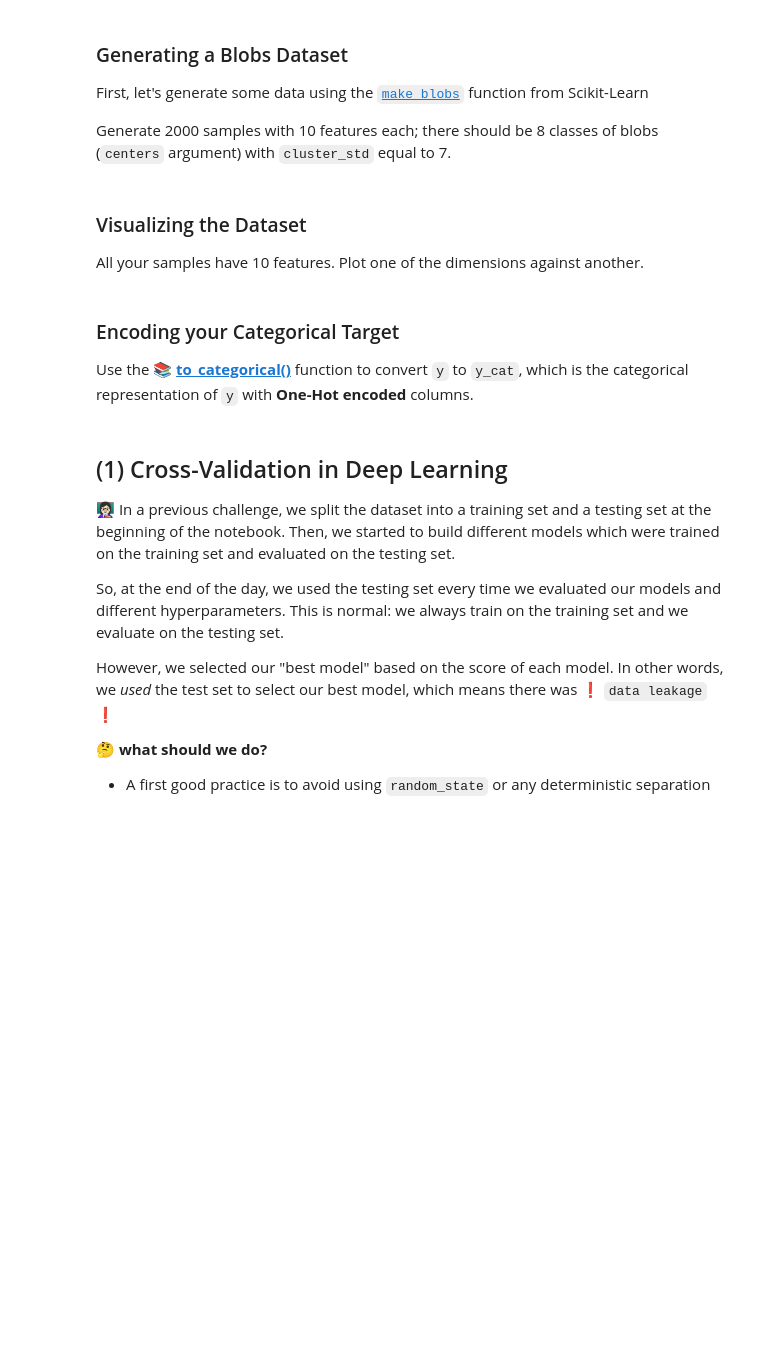
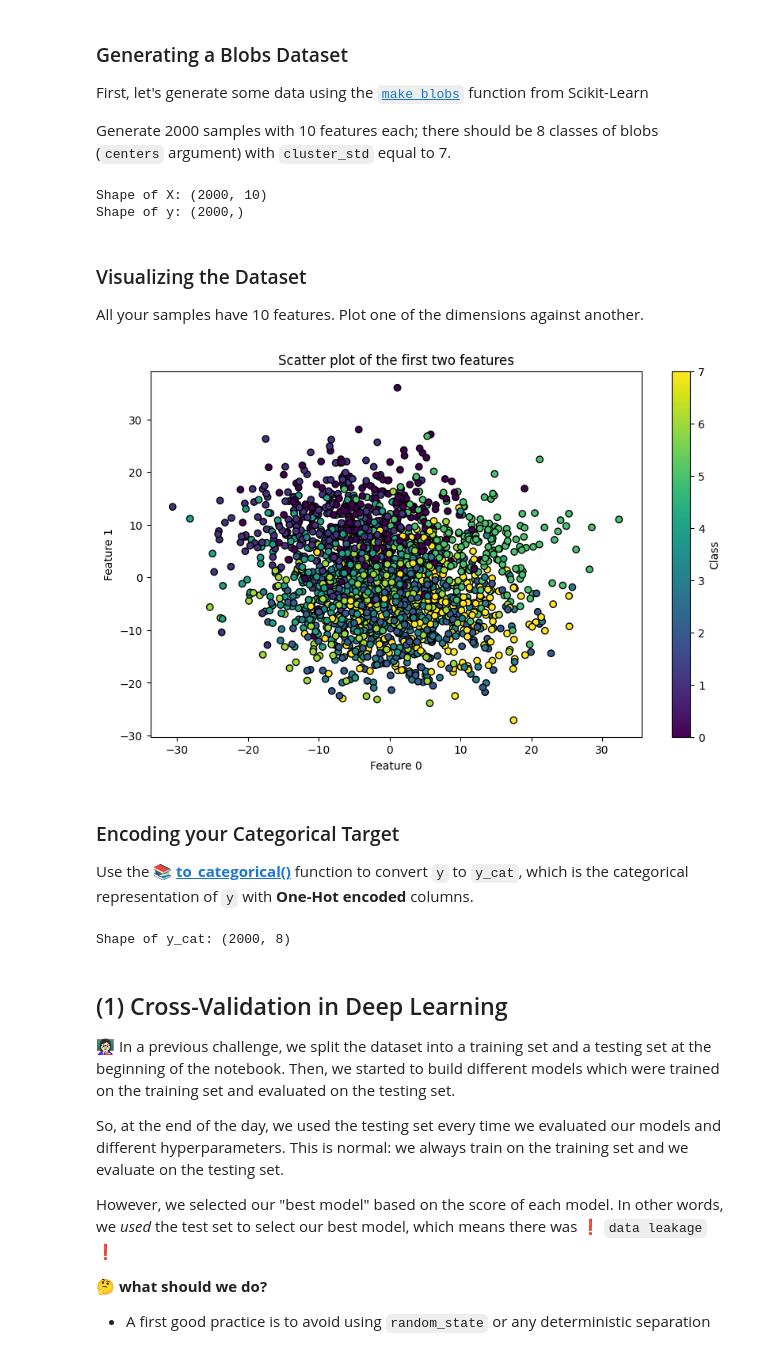
Before and after one commit to yasnoz/data-how-to-properly-prevent-overfitting, a Jupyter notebook: how_to_properly_prevent_overfitting.ipynb, the cells around one changed output. Saved outputs shown, nothing was run; the diff lists cells and outputs as text; code cells hidden in the pictures; blank space fills up the shorter version.

```diff
--- a/how_to_properly_prevent_overfitting.ipynb
+++ b/how_to_properly_prevent_overfitting.ipynb
@@ -41,3 +49,13 @@ Generate 2000 samples with 10 features each; there should be 8 classes of blobs
+# %%
+# Generate the blobs dataset
+X, y = make_blobs(n_samples=2000, n_features=10, centers=8, cluster_std=7, random_state=42)
+
+# Display the shape of X and y
+print("Shape of X:", X.shape)
+print("Shape of y:", y.shape)
+# %% [output]
+Shape of X: (2000, 10)
+Shape of y: (2000,)
 # %% [markdown]
 ### Visualizing the Dataset
 
@@ -47,3 +63,15 @@ All your samples have 10 features. Plot one of the dimensions against another.
+# %%
+# YOUR CODE HERE
+# Visualizing the first two features
+plt.figure(figsize=(10, 6))
+plt.scatter(X[:, 0], X[:, 1], c=y, cmap='viridis', marker='o', edgecolor='k')
+plt.xlabel("Feature 0")
+plt.ylabel("Feature 1")
+plt.title("Scatter plot of the first two features")
+plt.colorbar(label='Class')
+plt.show()
+# %% [output]
+[figure, added]
 # %% [markdown]
 ### Encoding your Categorical Target
 
@@ -53,3 +79,12 @@ Use the 📚 [**to_categorical()**](https://www.tensorflow.org/api_docs/python/t
+# %%
+# YOUR CODE HERE
+# Convert y to categorical
+y_cat = to_categorical(y, num_classes=8)
+
+# Display the shape of y_cat
+print("Shape of y_cat:", y_cat.shape)
+# %% [output]
+Shape of y_cat: (2000, 8)
 # %% [markdown]
 ## (1) Cross-Validation in Deep Learning
 
```
Also changed, not shown: parts of 20 cells of this notebook.
